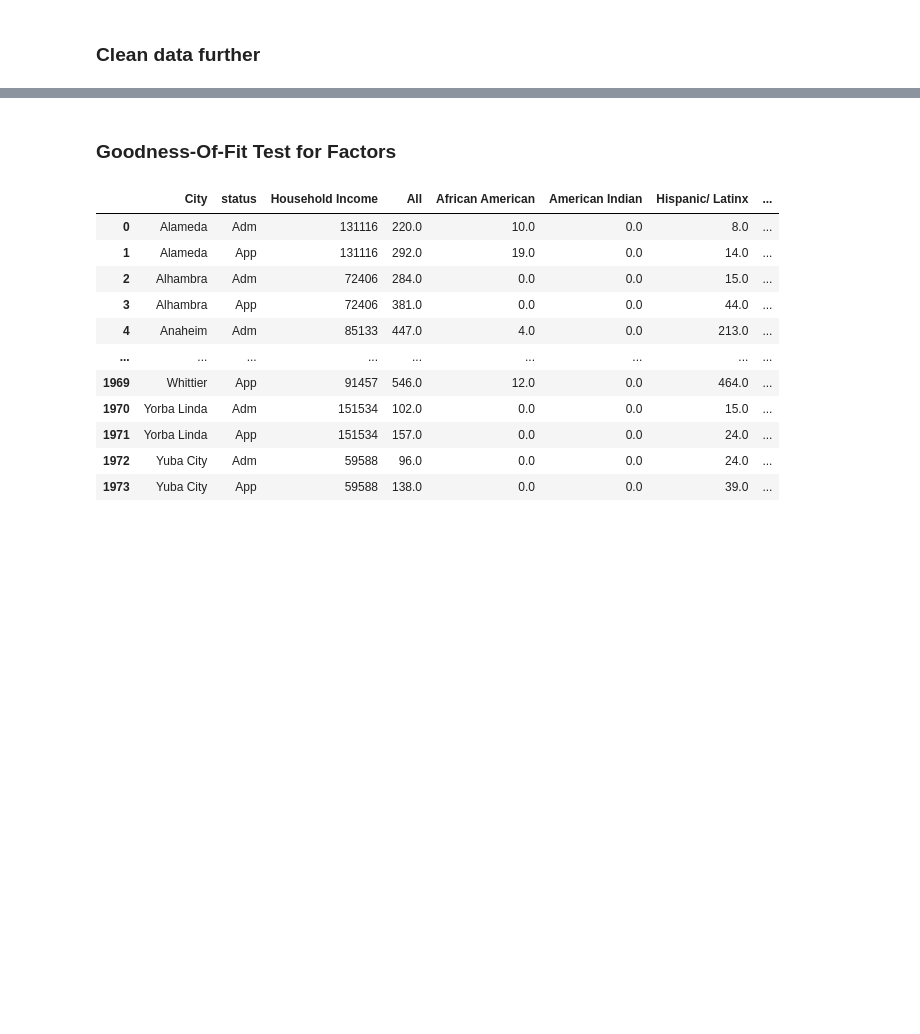
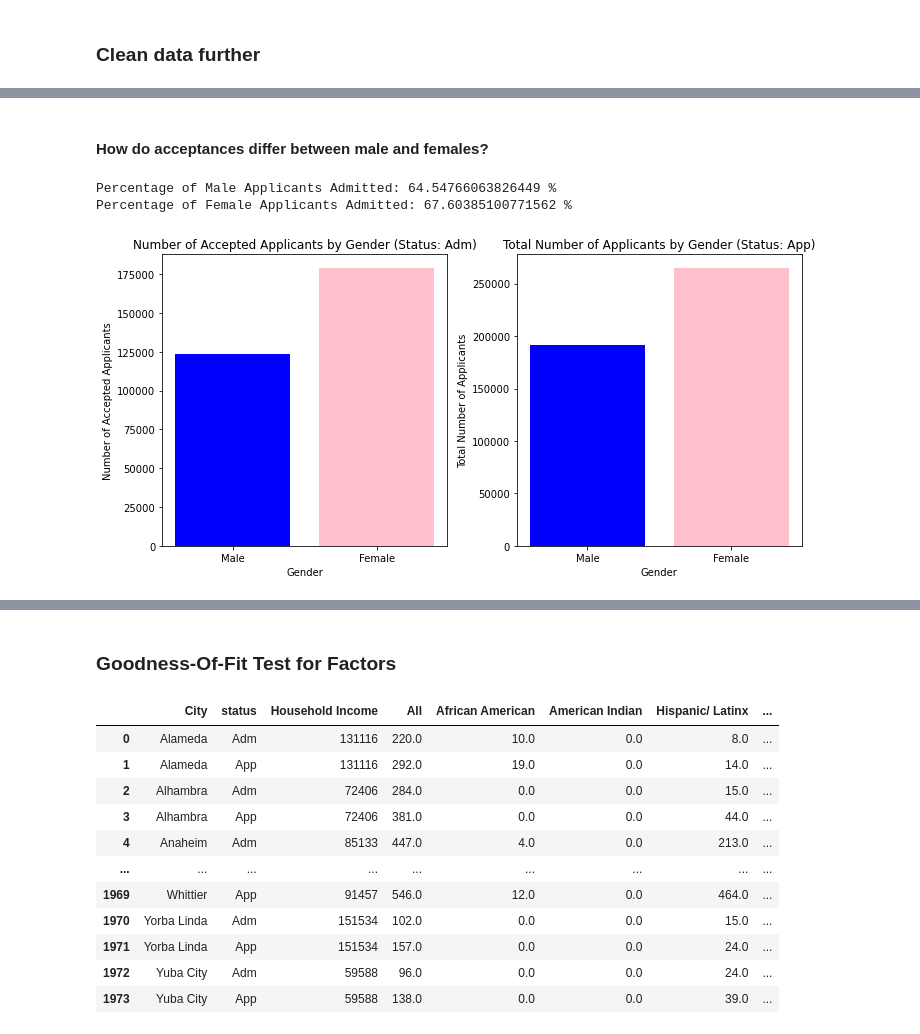
Before and after one commit to wanning-lu/MATH-189-Final-Project, a Jupyter notebook: analysis_merged.ipynb, the cells around one changed output, grey strips where cells are left out. Drawn from its saved outputs; the diff is of its cells as text; code cells hidden in the pictures; blank space fills up the shorter version.

```diff
--- a/analysis_merged.ipynb
+++ b/analysis_merged.ipynb
@@ -194,0 +174,10 @@ for year in years:
+# %%
+# Combining the datasets from 2016 to 2023
+dataframes_list = []
+
+for year in years:
+    dataframes_list.append(merged_years[year])
+
+combined_years = pd.concat(dataframes_list, ignore_index=True)
+
+combined_years
@@ -194,0 +198,48 @@ for year in years:
+# %% [markdown]
+#### How do acceptances differ between male and females?
+# %%
+import pandas as pd
+import matplotlib.pyplot as plt
+
+# Filter the DataFrame for rows where status is 'Adm'
+df_adm = combined_years[combined_years['status'] == 'Adm']
+# Filter the DataFrame for rows where status is 'App'
+df_app = combined_years[combined_years['status'] == 'App']
+
+# Sum up the 'All' column separately for male and female applicants where status is 'Adm'
+sum_male_adm = df_adm['Male'].sum()
+sum_female_adm = df_adm['Female'].sum()
+
+# Sum up the 'All' column separately for male and female applicants where status is 'App'
+sum_male_app = df_app['Male'].sum()
+sum_female_app = df_app['Female'].sum()
+
+# Calculate the percentage of applicants admitted for each gender
+percentage_male = (sum_male_adm / sum_male_app) * 100
+percentage_female = (sum_female_adm / sum_female_app) * 100
+
+# Print the percentages
+print("Percentage of Male Applicants Admitted:", percentage_male, "%")
+print("Percentage of Female Applicants Admitted:", percentage_female, "%")
+
+# Plotting
+plt.figure(figsize=(10, 5))
+
+plt.subplot(1, 2, 1)
+plt.bar(['Male', 'Female'], [sum_male_adm, sum_female_adm], color=['blue', 'pink'])
+plt.xlabel('Gender')
+plt.ylabel('Number of Accepted Applicants')
+plt.title('Number of Accepted Applicants by Gender (Status: Adm)')
+
+plt.subplot(1, 2, 2)
+plt.bar(['Male', 'Female'], [sum_male_app, sum_female_app], color=['blue', 'pink'])
+plt.xlabel('Gender')
+plt.ylabel('Total Number of Applicants')
+plt.title('Total Number of Applicants by Gender (Status: App)')
+
+plt.tight_layout()
+plt.show()
+# %% [output]
+Percentage of Male Applicants Admitted: 64.54766063826449 %
+Percentage of Female Applicants Admitted: 67.60385100771562 %
+[figure, added]
```
Also changed, not shown: parts of 17 cells of this notebook.
